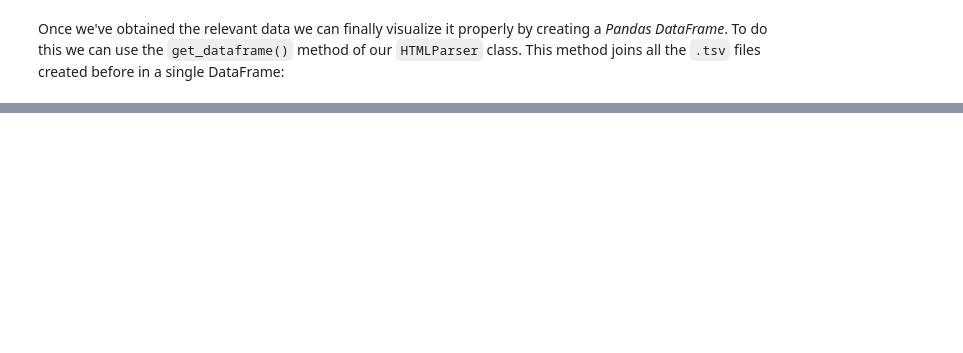
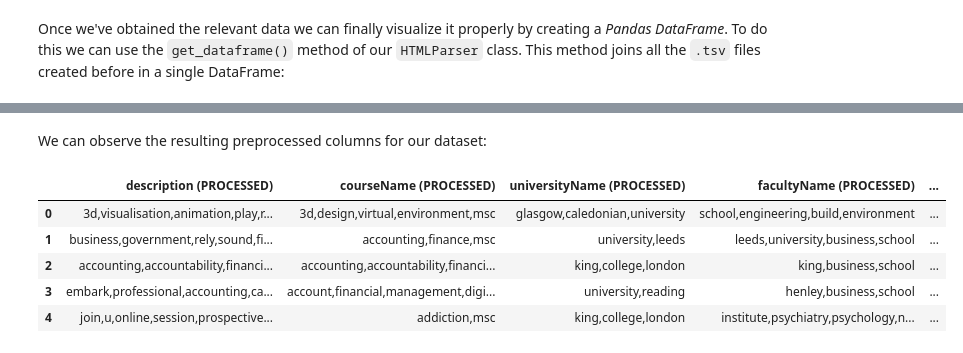
Before and after one commit to msancor/ADM-HW3, a Jupyter notebook: main.ipynb, the cells around one changed output, grey strips where cells are left out. Saved outputs shown, nothing was run; the diff lists cells and outputs as text; code cells hidden in the pictures; blank space fills up the shorter version.

```diff
--- a/main.ipynb
+++ b/main.ipynb
@@ -161,8 +153,2 @@ Accounting, Accountability & Financial Management MSc   King’s College London
 # %% [markdown]
 Once we've obtained the relevant data we can finally visualize it properly by creating a *Pandas DataFrame*. To do this we can use the `get_dataframe()` method of our `HTMLParser` class. This method joins all the `.tsv` files created before in a single DataFrame:
-# %%
-html_parser = HTMLParser()
-#Here we can call the .get_dataframe() method to get the pandas dataframe containing all the information mentioned before for each course.
-course_dataset = html_parser.get_dataframe()
-#Here we print the first 5 rows of the dataframe
-course_dataset.head()
@@ -302,0 +243,12 @@ fig.update_traces(hovertemplate="<br>".join([
+# %% [markdown]
+We can observe the resulting preprocessed columns for our dataset:
+# %%
+#Here we print the first 5 rows of the dataframe with the preprocessed columns
+data_preprocesser.dataset[["description (PROCESSED)", "courseName (PROCESSED)", "universityName (PROCESSED)", "facultyName (PROCESSED)", "city (PROCESSED)", "country (PROCESSED)"]].head()
+# %% [output]
+|  | description (PROCESSED) | courseName (PROCESSED) | universityName (PROCESSED) | facultyName (PROCESSED) | ... |
+| 0 | 3d,visualisation,animation,play,r... | 3d,design,virtual,environment,msc | glasgow,caledonian,university | school,engineering,build,environment | ... |
+| 1 | business,government,rely,sound,fi... | accounting,finance,msc | university,leeds | leeds,university,business,school | ... |
+| 2 | accounting,accountability,financi... | accounting,accountability,financi... | king,college,london | king,business,school | ... |
+| 3 | embark,professional,accounting,ca... | account,financial,management,digi... | university,reading | henley,business,school | ... |
+| 4 | join,u,online,session,prospective... | addiction,msc | king,college,london | institute,psychiatry,psychology,n... | ... |
```
Also changed, not shown: parts of 56 cells of this notebook, 5 other files.
